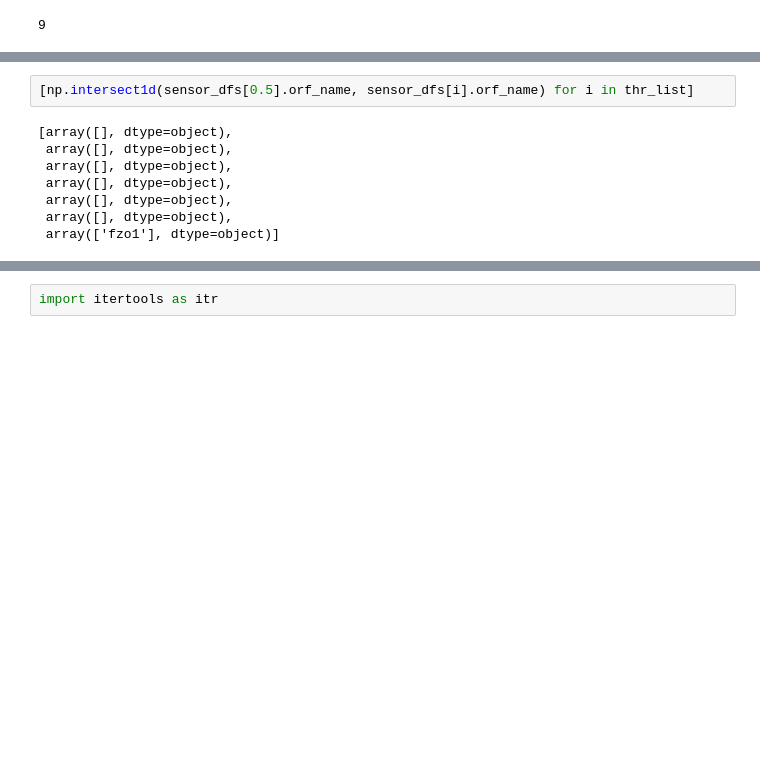
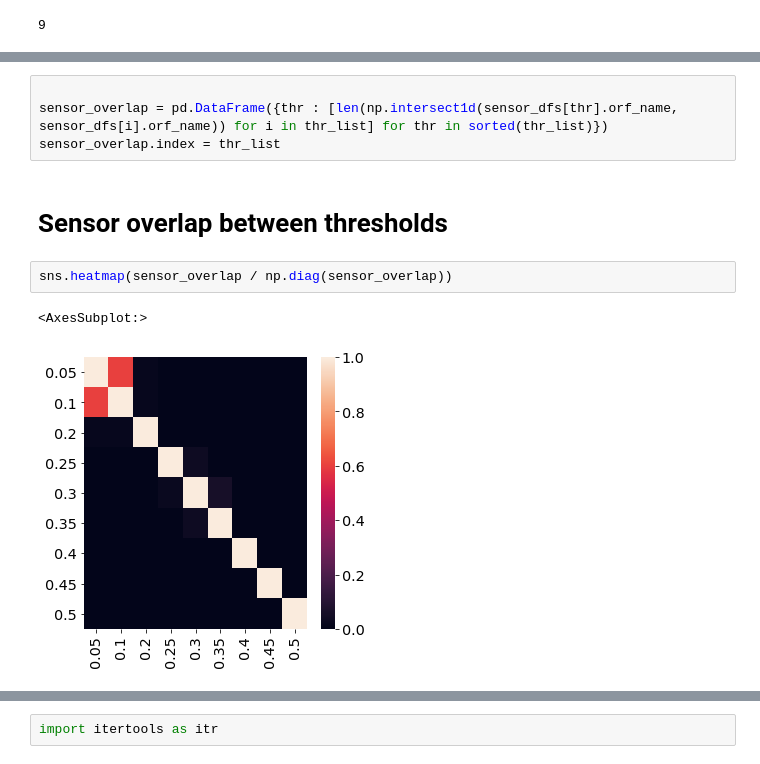
Before and after one commit to oacar/enm_package, a Jupyter notebook: notebooks/7-different-network-sizes.ipynb, the cells around one changed output, grey strips where cells are left out. Saved outputs shown, nothing was run; the diff lists cells and outputs as text; blank space fills up the shorter version.

```diff
--- a/notebooks/7-different-network-sizes.ipynb
+++ b/notebooks/7-different-network-sizes.ipynb
@@ -103,10 +104,11 @@ plot_go_thr_comparison(sensor_dfs,'sensor_cluster', 'sensor')
 # %%
-[np.intersect1d(sensor_dfs[0.5].orf_name, sensor_dfs[i].orf_name) for i in thr_list]
+
+sensor_overlap = pd.DataFrame({thr : [len(np.intersect1d(sensor_dfs[thr].orf_name, sensor_dfs[i].orf_name)) for i in thr_list] for thr in sorted(thr_list)})
+sensor_overlap.index = thr_list
-# %% [output]
-[array([], dtype=object),
- array([], dtype=object),
- array([], dtype=object),
- array([], dtype=object),
- array([], dtype=object),
- array([], dtype=object),
- array(['fzo1'], dtype=object)]
+# %% [markdown]
+# Sensor overlap between thresholds
+# %%
+sns.heatmap(sensor_overlap / np.diag(sensor_overlap))
+# %% [output]
+<AxesSubplot:>
+[figure, added]
```
Also changed, not shown: parts of 40 cells of this notebook, 1 other file.
